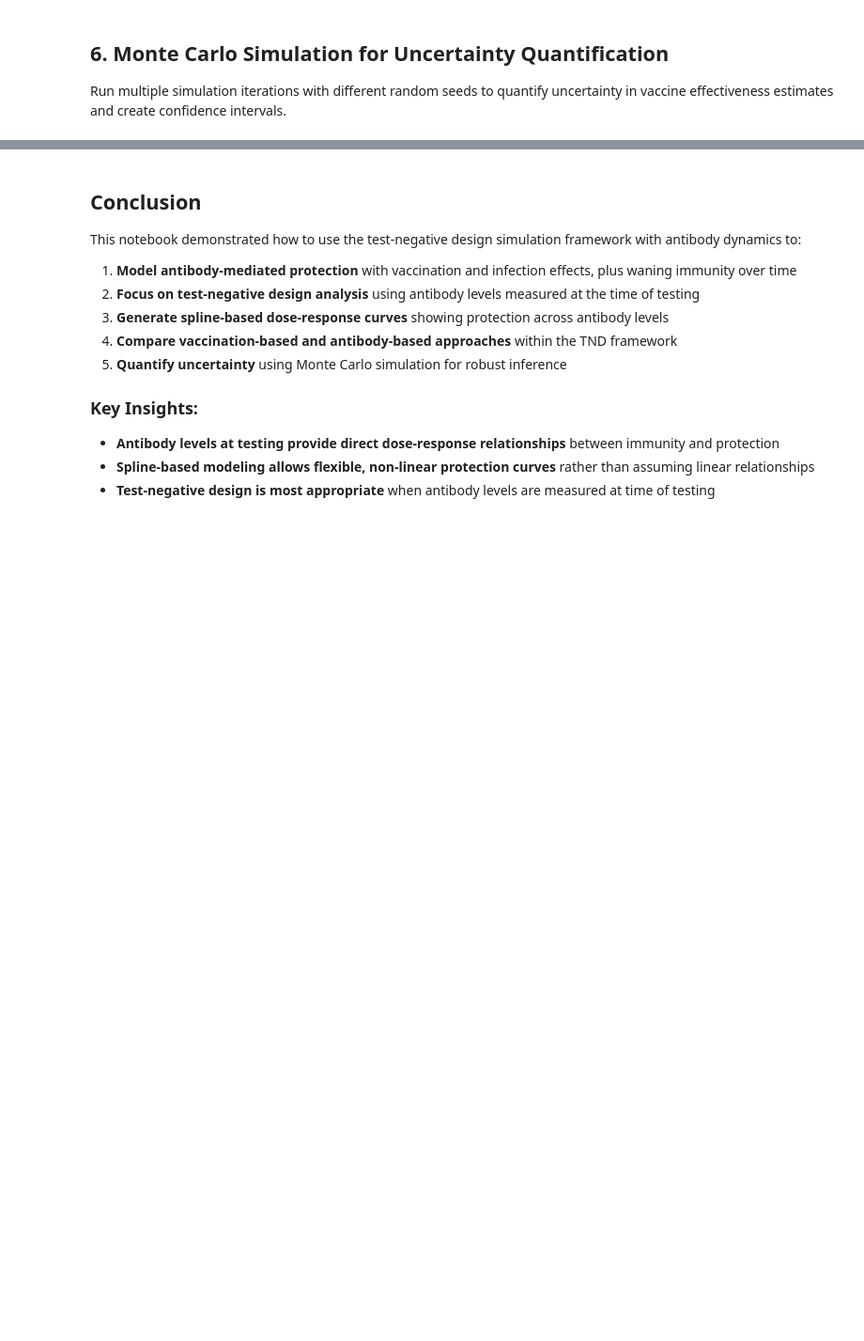
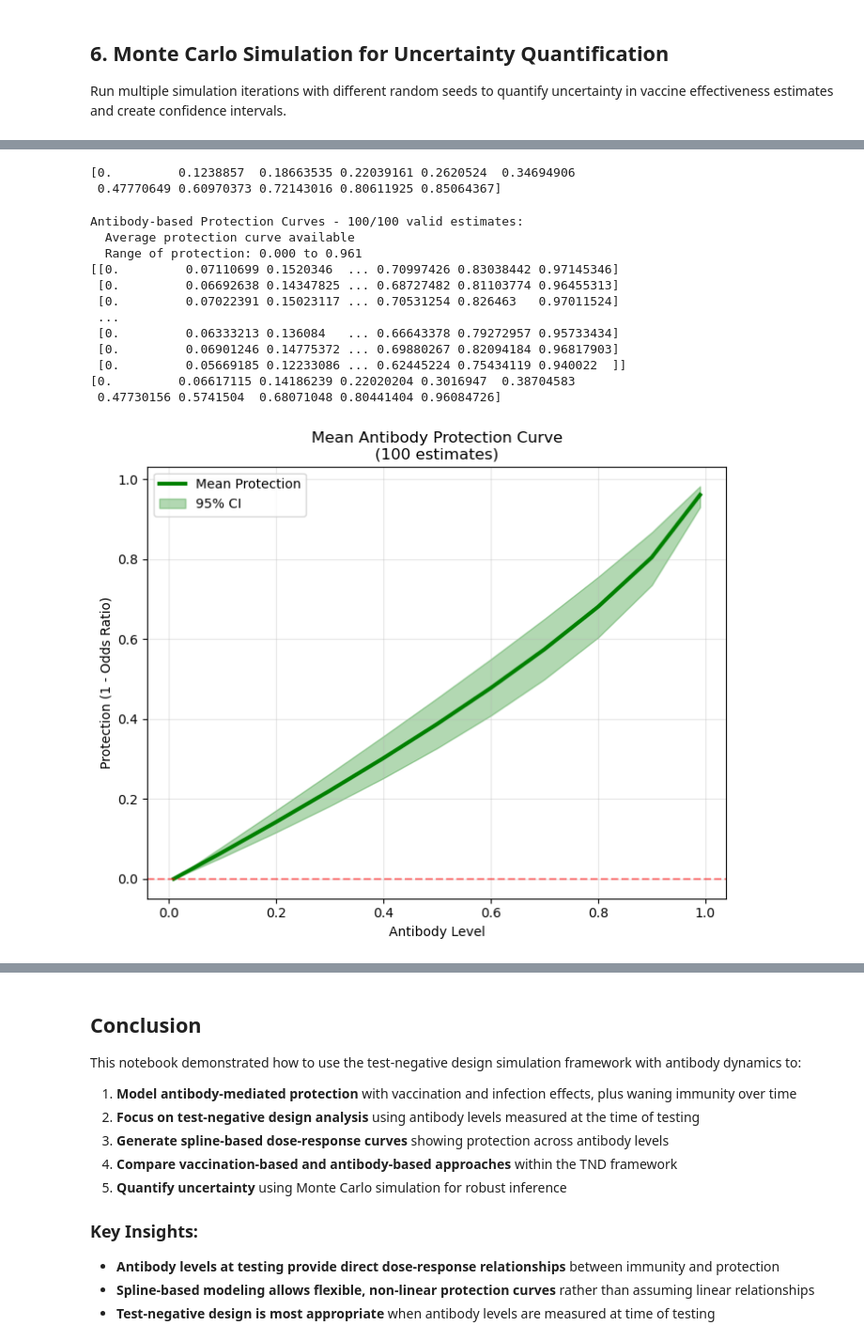
Before and after one commit to boyercb/antibody-tnd, a Jupyter notebook: test_negative_antibody_simulation.ipynb, the cells around one changed output, grey strips where cells are left out. Shown at 94% size. Cells and saved outputs as stored; diff of their text form; code cells hidden in the pictures; blank space fills up the shorter version.

```diff
--- a/test_negative_antibody_simulation.ipynb
+++ b/test_negative_antibody_simulation.ipynb
@@ -766,0 +835,59 @@ Antibody-based Protection Curves - 25/25 valid estimates:
+# %%
+print(mean_protection)
+# %% [output]
+[0.         0.1238857  0.18663535 0.22039161 0.2620524  0.34694906
+ 0.47770649 0.60970373 0.72143016 0.80611925 0.85064367]
+# %%
+
+
+if len(valid_protection_curves_log) > 0:
+    print(f"\nAntibody-based Protection Curves - {len(valid_protection_curves_log)}/{n_simulations} valid estimates:")
+
+    # Calculate mean and confidence intervals for protection curves
+    protection_array = np.array(valid_protection_curves_log)
+    mean_protection = np.mean(protection_array, axis=0)
+    ci_lower = np.percentile(protection_array, 2.5, axis=0)
+    ci_upper = np.percentile(protection_array, 97.5, axis=0)
+
+    print(f"  Average protection curve available")
+    print(f"  Range of protection: {np.min(mean_protection):.3f} to {np.max(mean_protection):.3f}")
+
+print(protection_array)
+print(mean_protection)
+
+fig, ax = plt.subplots(figsize=(8, 6))
+
+# Mean antibody-based protection curve with confidence intervals
+if len(valid_protection_curves_log) > 0:
+    ax.plot(antibody_grid, mean_protection, 'g-', linewidth=3, label='Mean Protection')
+    ax.fill_between(antibody_grid, ci_lower, ci_upper, alpha=0.3, color='green', label='95% CI')
+    ax.set_xlabel('Antibody Level')
+    ax.set_ylabel('Protection (1 - Odds Ratio)')
+    ax.set_title(f'Mean Antibody Protection Curve\n({len(valid_protection_curves_log)} estimates)')
+    ax.grid(True, alpha=0.3)
+    ax.axhline(y=0, color='red', linestyle='--', alpha=0.5)
+    ax.legend()
+else:
+    ax.text(0.5, 0.5, 'No valid protection curves', ha='center', va='center', transform=ax.transAxes)
+    ax.set_title('Mean Antibody Protection Curve')
+
+
+plt.show()
+
+# Reset random seed
+np.random.seed(42)
+random.seed(42)
+# %% [output]
+Antibody-based Protection Curves - 100/100 valid estimates:
+  Average protection curve available
+  Range of protection: 0.000 to 0.961
+[[0.         0.07110699 0.1520346  ... 0.70997426 0.83038442 0.97145346]
+ [0.         0.06692638 0.14347825 ... 0.68727482 0.81103774 0.96455313]
+ [0.         0.07022391 0.15023117 ... 0.70531254 0.826463   0.97011524]
+ ...
+ [0.         0.06333213 0.136084   ... 0.66643378 0.79272957 0.95733434]
+ [0.         0.06901246 0.14775372 ... 0.69880267 0.82094184 0.96817903]
+ [0.         0.05669185 0.12233086 ... 0.62445224 0.75434119 0.940022  ]]
+[0.         0.06617115 0.14186239 0.22020204 0.3016947  0.38704583
+ 0.47730156 0.5741504  0.68071048 0.80441404 0.96084726]
+[figure, added]
```
Also changed, not shown: parts of 10 cells of this notebook, 2 other files.
